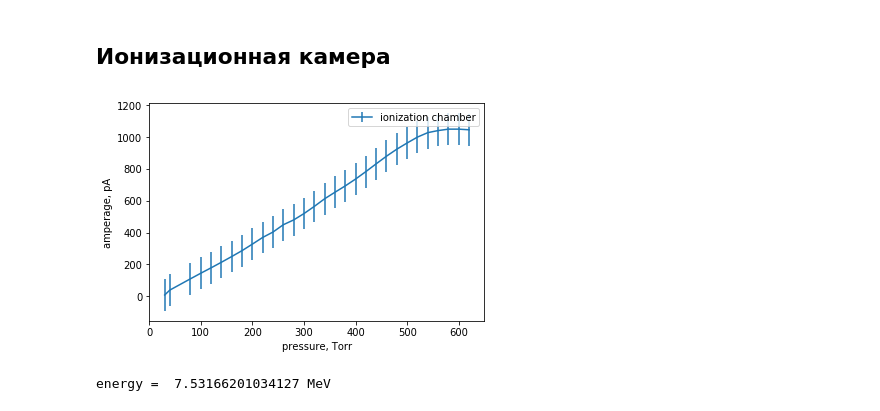
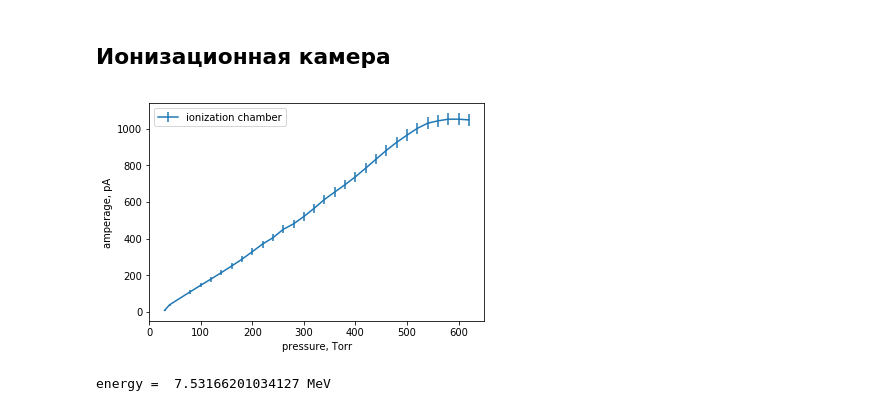
Before and after one commit to RobertVoropaev/QuantumPhysics, a Jupyter notebook: 4.1/4.1.ipynb, the cells around one changed output. Saved outputs shown, nothing was run; the diff lists cells and outputs as text; code cells hidden in the pictures.

```diff
--- a/4.1/4.1.ipynb
+++ b/4.1/4.1.ipynb
@@ -74,14 +75,14 @@ energy =  4.758767109179937 MeV
 # %%
 data = pd.read_csv('ionization.csv', sep = ',', encoding = 'latin1')
 x = data.pressure
 y = data.ionization
 
-plt.errorbar(x, y,yerr=100, label = 'ionization chamber')
+plt.errorbar(x, y,yerr=y**0.5, label = 'ionization chamber')
 plt.ylabel('amperage, pA')
 plt.xlabel('pressure, Torr')
 plt.legend(loc=0);
 # %% [output]
-[figure, old version]
+[figure, new version]
 # %%
 x1 = x[0:25]
 y1 = y[0:25]
```
Also changed, not shown: parts of 2 cells of this notebook, 2 other files.
